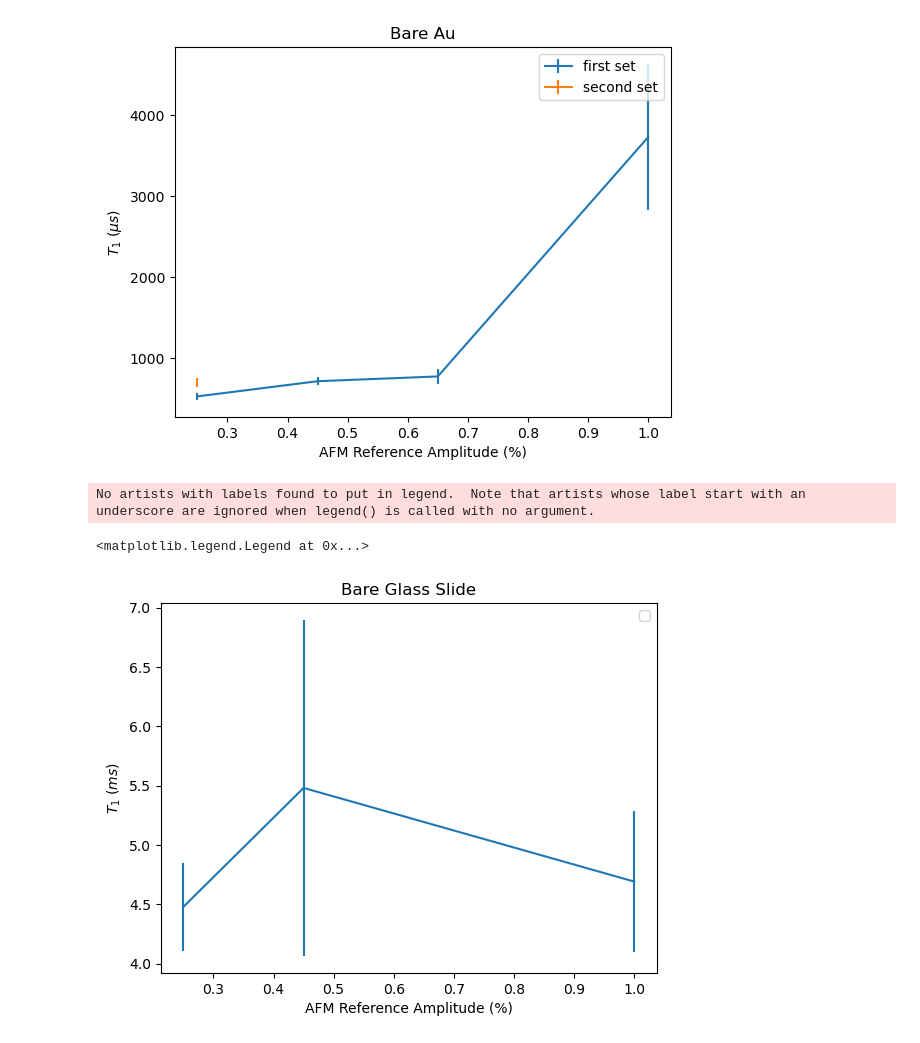
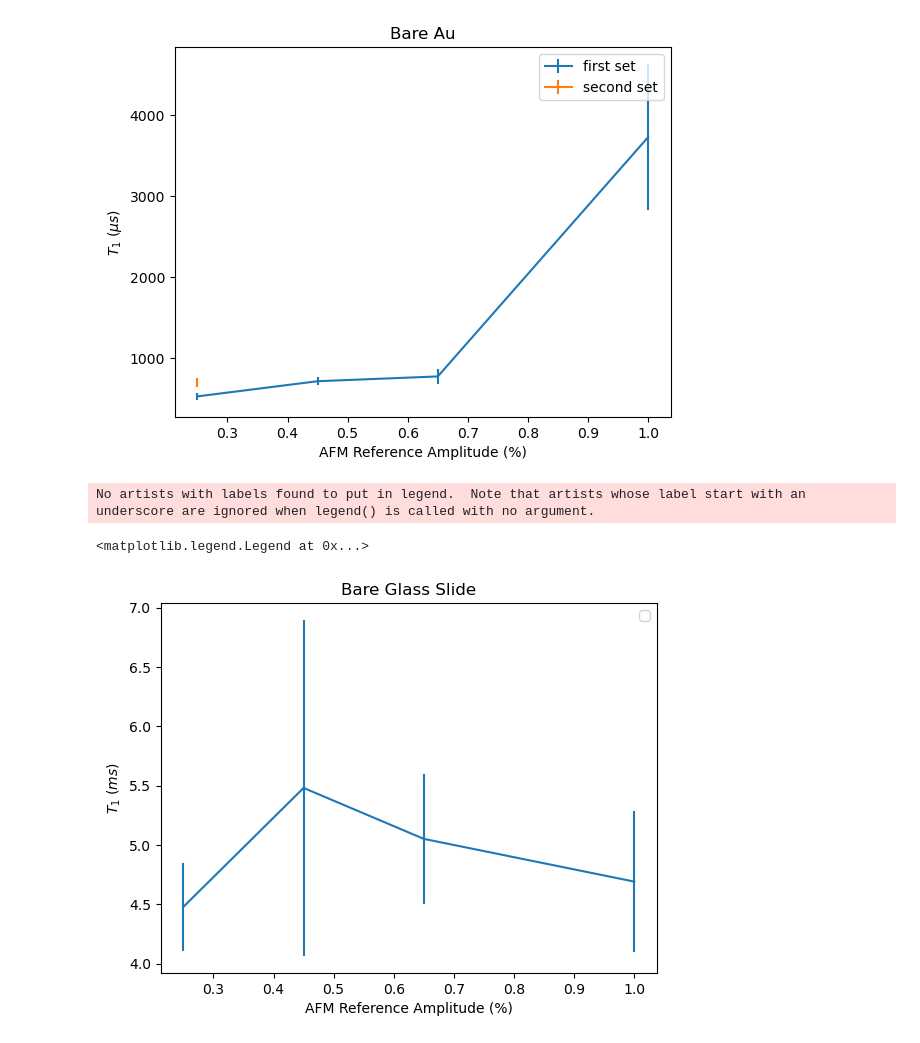
Before and after one commit to JulianSkolaut/jupyternbs_UniMainz, a Jupyter notebook: 240524_RelaxationTime_DistanceDep.ipynb, the cells around one changed output. Saved outputs shown, nothing was run; the diff lists cells and outputs as text; code cells hidden in the pictures.

```diff
--- a/240524_RelaxationTime_DistanceDep.ipynb
+++ b/240524_RelaxationTime_DistanceDep.ipynb
@@ -22,17 +22,17 @@ plt.legend()
 [figure]
 # %%
 glass_RefAmps = [0.25, 0.45, 0.65, 1.00]
-glass_T1s = [4.479, 5.481, 4.692]
-glass_T1errs = [0.371, 1.415, 0.596]
+glass_T1s = [4.479, 5.481, 5.0518, 4.692]
+glass_T1errs = [0.371, 1.415, 0.5502, 0.596]
 
 
 glass_fig, glass_ax = plt.subplots()
 glass_ax.set_title('Bare Glass Slide')
 glass_ax.errorbar(glass_RefAmps, glass_T1s, yerr = glass_T1errs)
 glass_ax.set_ylabel(r'$T_1$ $( ms)$')
 glass_ax.set_xlabel(r'AFM Reference Amplitude (%)')
 plt.legend()
 # %% [output]
 No artists with labels found to put in legend.  Note that artists whose label start with an underscore are ignored when legend() is called with no argument.
 <matplotlib.legend.Legend at 0x...>
-[figure, old version]
+[figure, new version]
```
